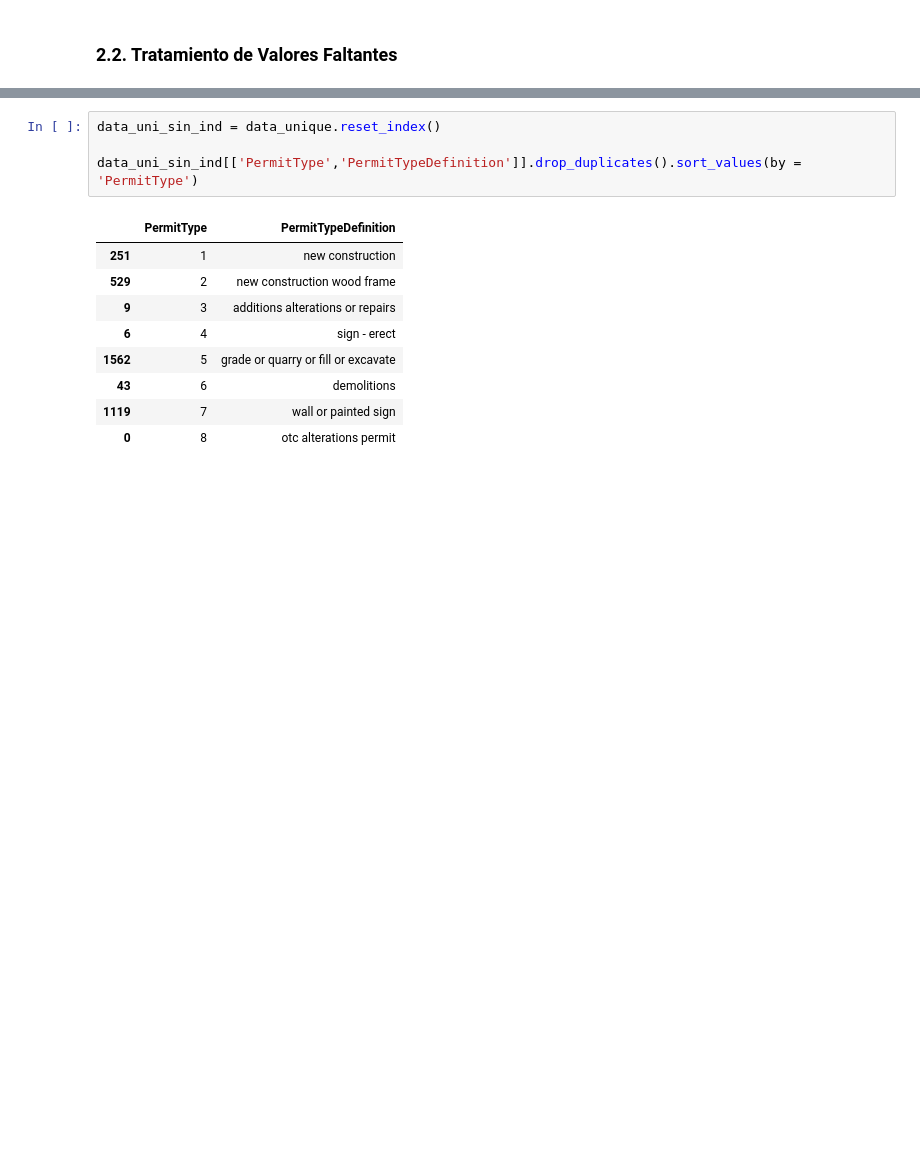
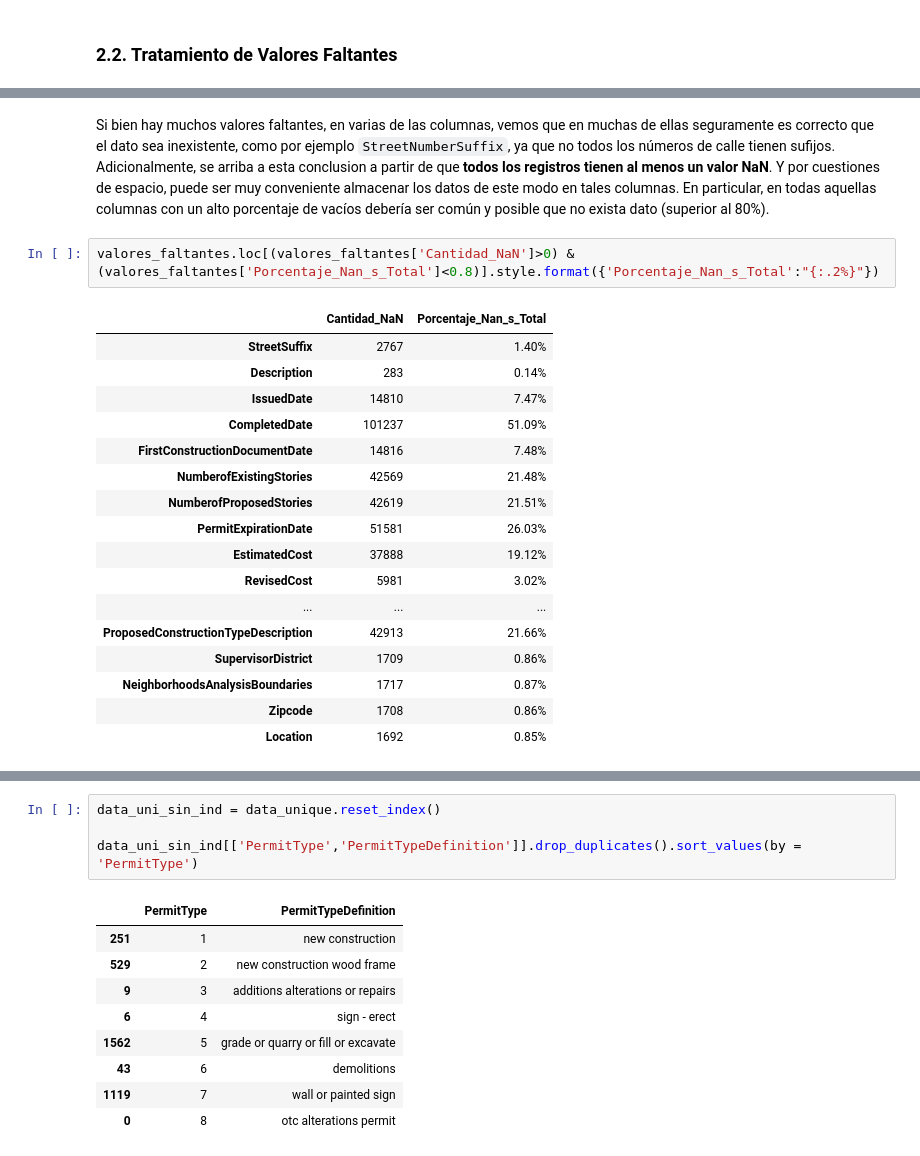
Before and after one commit to lprone/testDocker, a Jupyter notebook: notebooks/Laboratorio - L. Prone y J. Bergamasco.ipynb, the cells around one changed output, grey strips where cells are left out. Cells and saved outputs as stored; diff of their text form; blank space fills up the shorter version.

```diff
--- a/notebooks/Laboratorio - L. Prone y J. Bergamasco.ipynb
+++ b/notebooks/Laboratorio - L. Prone y J. Bergamasco.ipynb
@@ -709,0 +674,23 @@ pd.DataFrame([data_unique.isnull().sum(),
+# %% [markdown]
+Si bien hay muchos valores faltantes, en varias de las columnas, vemos que en muchas de ellas seguramente es correcto que el dato sea inexistente, como por ejemplo `StreetNumberSuffix`, ya que no todos los números de calle tienen sufijos. Adicionalmente, se arriba a esta conclusion a partir de que **todos los registros tienen al menos un valor NaN**. Y por cuestiones de espacio, puede ser muy conveniente almacenar los datos de este modo en tales columnas.
+En particular, en todas aquellas columnas con un alto porcentaje de vacíos debería ser común y posible que no exista dato (superior al 80%).
+# %%
+valores_faltantes.loc[(valores_faltantes['Cantidad_NaN']>0) & (valores_faltantes['Porcentaje_Nan_s_Total']<0.8)].style.format({'Porcentaje_Nan_s_Total':"{:.2%}"})
+# %% [output]
+|  | Cantidad_NaN | Porcentaje_Nan_s_Total |
+| StreetSuffix | 2767 | 1.40% |
+| Description | 283 | 0.14% |
+| IssuedDate | 14810 | 7.47% |
+| CompletedDate | 101237 | 51.09% |
+| FirstConstructionDocumentDate | 14816 | 7.48% |
+| NumberofExistingStories | 42569 | 21.48% |
+| NumberofProposedStories | 42619 | 21.51% |
+| PermitExpirationDate | 51581 | 26.03% |
+| EstimatedCost | 37888 | 19.12% |
+| RevisedCost | 5981 | 3.02% |
+| ... | ... | ... |
+| ProposedConstructionTypeDescription | 42913 | 21.66% |
+| SupervisorDistrict | 1709 | 0.86% |
+| NeighborhoodsAnalysisBoundaries | 1717 | 0.87% |
+| Zipcode | 1708 | 0.86% |
+| Location | 1692 | 0.85% |
```
Also changed, not shown: parts of 40 cells of this notebook.
